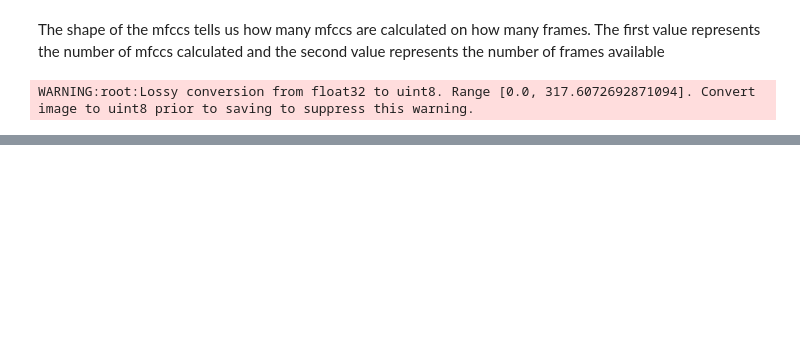
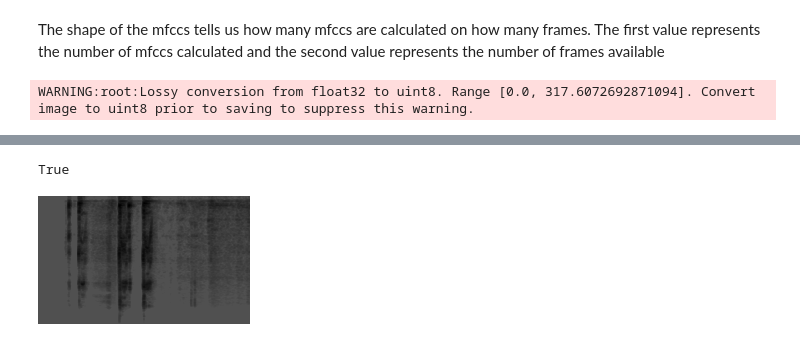
Before and after one commit to codingfabi/COUGHVID, a Jupyter notebook: Final_Project.ipynb, the cells around one changed output, grey strips where cells are left out. Saved outputs shown, nothing was run; the diff lists cells and outputs as text; code cells hidden in the pictures; blank space fills up the shorter version.

```diff
--- a/Final_Project.ipynb
+++ b/Final_Project.ipynb
@@ -309,0 +393,10 @@ for image in resized_images:
+# %%
+new_filename = 'testpicture_200.png'
+cv2.imwrite(new_filename, M_db)
+# %% [output]
+True
+# %%
+testimg = cv2.imread('testpicture_200.png', cv2.IMREAD_UNCHANGED)
+cv2_imshow(testimg)
+# %% [output]
+[figure, added]
```
Also changed, not shown: parts of 14 cells of this notebook.
